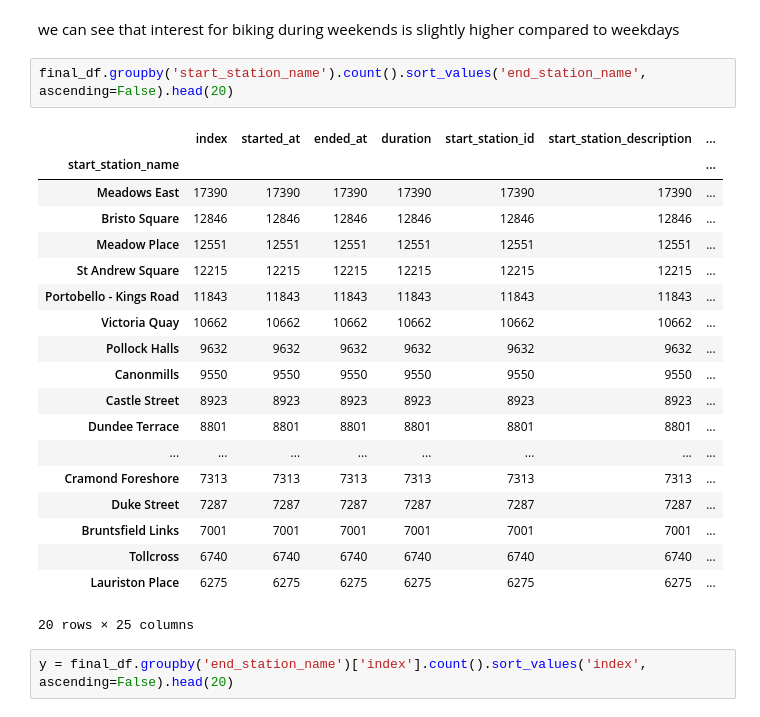
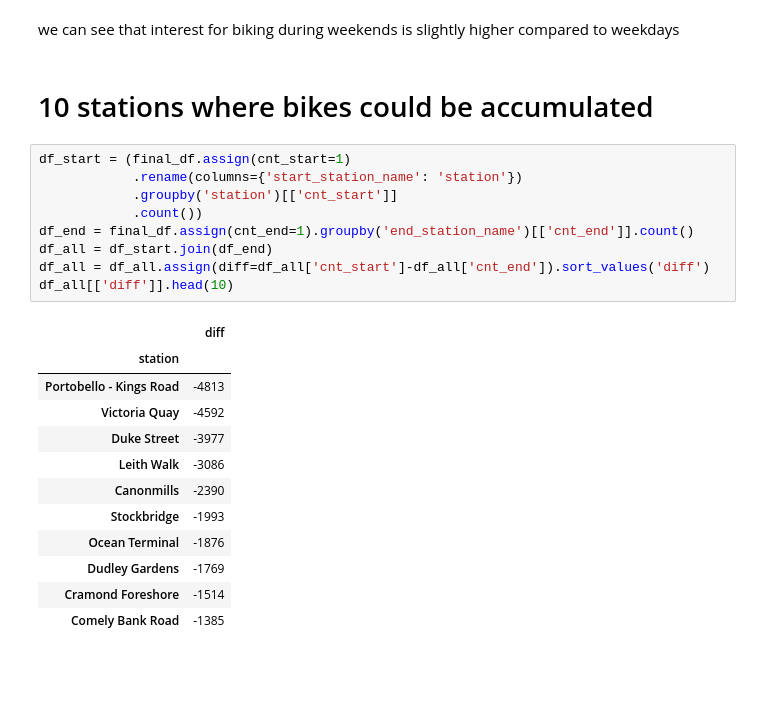
Before and after one commit to carlos108108/Just_Eat_Cycles_project, a Jupyter notebook: Edinburgh.ipynb, the cells around one changed output. Saved outputs shown, nothing was run; the diff lists cells and outputs as text; blank space fills up the shorter version.

```diff
--- a/Edinburgh.ipynb
+++ b/Edinburgh.ipynb
@@ -177,27 +177,27 @@ df_w.plot(kind='pie', subplots=True, title='weekday vs. weekend');
 [figure]
 # %% [markdown]
 we can see that interest for biking during weekends is slightly higher compared to weekdays
-# %%
-final_df.groupby('start_station_name').count().sort_values('end_station_name', ascending=False).head(20)
-# %% [output]
-|  | index | started_at | ended_at | duration | start_station_id | start_station_description | ... |
-| start_station_name |  |  |  |  |  |  | ... |
-| Meadows East | 17390 | 17390 | 17390 | 17390 | 17390 | 17390 | ... |
-| Bristo Square | 12846 | 12846 | 12846 | 12846 | 12846 | 12846 | ... |
-| Meadow Place | 12551 | 12551 | 12551 | 12551 | 12551 | 12551 | ... |
-| St Andrew Square | 12215 | 12215 | 12215 | 12215 | 12215 | 12215 | ... |
-| Portobello - Kings Road | 11843 | 11843 | 11843 | 11843 | 11843 | 11843 | ... |
-| Victoria Quay | 10662 | 10662 | 10662 | 10662 | 10662 | 10662 | ... |
-| Pollock Halls | 9632 | 9632 | 9632 | 9632 | 9632 | 9632 | ... |
-| Canonmills | 9550 | 9550 | 9550 | 9550 | 9550 | 9550 | ... |
-| Castle Street | 8923 | 8923 | 8923 | 8923 | 8923 | 8923 | ... |
-| Dundee Terrace | 8801 | 8801 | 8801 | 8801 | 8801 | 8801 | ... |
-| ... | ... | ... | ... | ... | ... | ... | ... |
-| Cramond Foreshore | 7313 | 7313 | 7313 | 7313 | 7313 | 7313 | ... |
-| Duke Street | 7287 | 7287 | 7287 | 7287 | 7287 | 7287 | ... |
-| Bruntsfield Links | 7001 | 7001 | 7001 | 7001 | 7001 | 7001 | ... |
-| Tollcross | 6740 | 6740 | 6740 | 6740 | 6740 | 6740 | ... |
-| Lauriston Place | 6275 | 6275 | 6275 | 6275 | 6275 | 6275 | ... |
-20 rows × 25 columns
-# %%
-y = final_df.groupby('end_station_name')['index'].count().sort_values('index', ascending=False).head(20)
+# %% [markdown]
+# 10 stations where bikes could be accumulated
+# %%
+df_start = (final_df.assign(cnt_start=1)
+            .rename(columns={'start_station_name': 'station'})
+            .groupby('station')[['cnt_start']]
+            .count())
+df_end = final_df.assign(cnt_end=1).groupby('end_station_name')[['cnt_end']].count()
+df_all = df_start.join(df_end)
+df_all = df_all.assign(diff=df_all['cnt_start']-df_all['cnt_end']).sort_values('diff')
+df_all[['diff']].head(10)
+# %% [output]
+|  | diff |
+| station |  |
+| Portobello - Kings Road | -4813 |
+| Victoria Quay | -4592 |
+| Duke Street | -3977 |
+| Leith Walk | -3086 |
+| Canonmills | -2390 |
+| Stockbridge | -1993 |
+| Ocean Terminal | -1876 |
+| Dudley Gardens | -1769 |
+| Cramond Foreshore | -1514 |
+| Comely Bank Road | -1385 |
```
Also changed, not shown: parts of 2 cells of this notebook.
